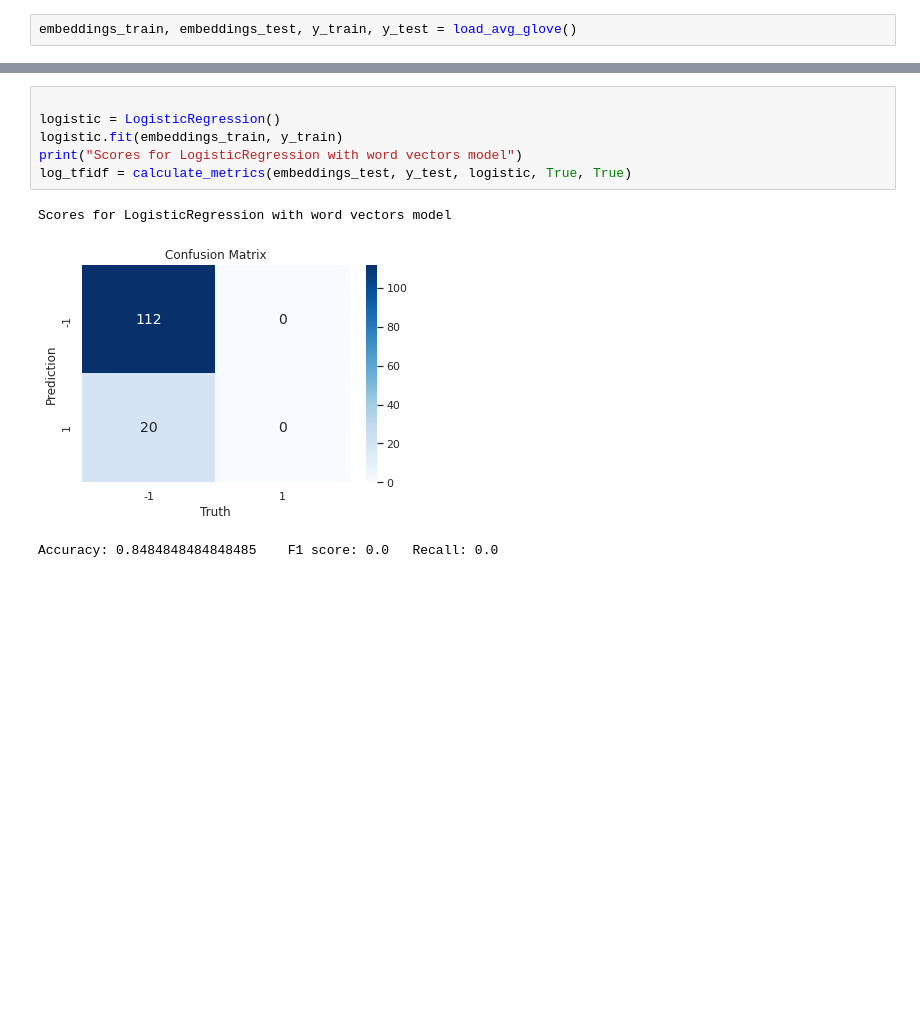
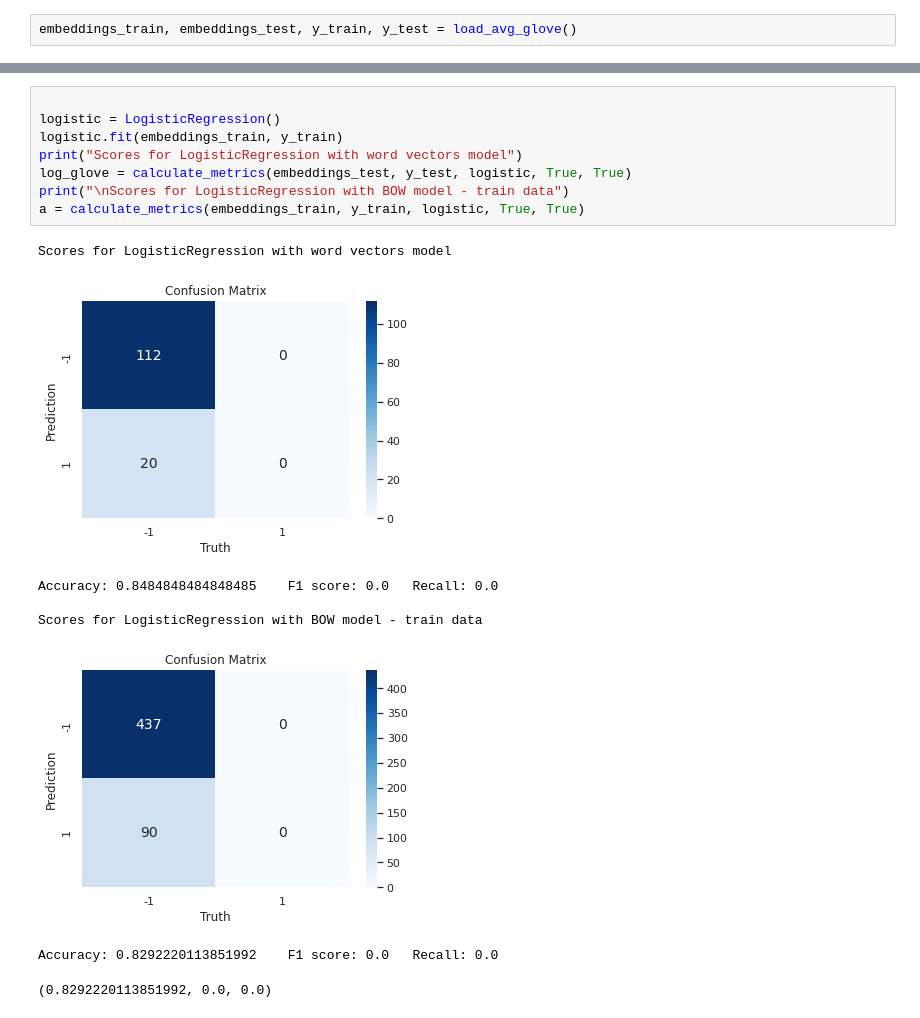
Before and after one commit to jsokolowska/ner-text-classification, a Jupyter notebook: practicalExcercise.ipynb, the cells around one changed output, grey strips where cells are left out. Cells and saved outputs as stored; diff of their text form; blank space fills up the shorter version.

```diff
--- a/practicalExcercise.ipynb
+++ b/practicalExcercise.ipynb
@@ -746,10 +757,17 @@ Accuracy: 0.5833333333333334    F1 score: 0.22535211267605632   Recall: 0.4
 # %%
 
 logistic = LogisticRegression()
 logistic.fit(embeddings_train, y_train)
 print("Scores for LogisticRegression with word vectors model")
-log_tfidf = calculate_metrics(embeddings_test, y_test, logistic, True, True)
+log_glove = calculate_metrics(embeddings_test, y_test, logistic, True, True)
+print("\nScores for LogisticRegression with BOW model - train data")
+a = calculate_metrics(embeddings_train, y_train, logistic, True, True)
 # %% [output]
 Scores for LogisticRegression with word vectors model
 [figure]
 Accuracy: 0.8484848484848485    F1 score: 0.0   Recall: 0.0
+
+Scores for LogisticRegression with BOW model - train data
+[figure, added]
+Accuracy: 0.8292220113851992    F1 score: 0.0   Recall: 0.0
+(0.8292220113851992, 0.0, 0.0)
```
Also changed, not shown: parts of 6 cells of this notebook.
